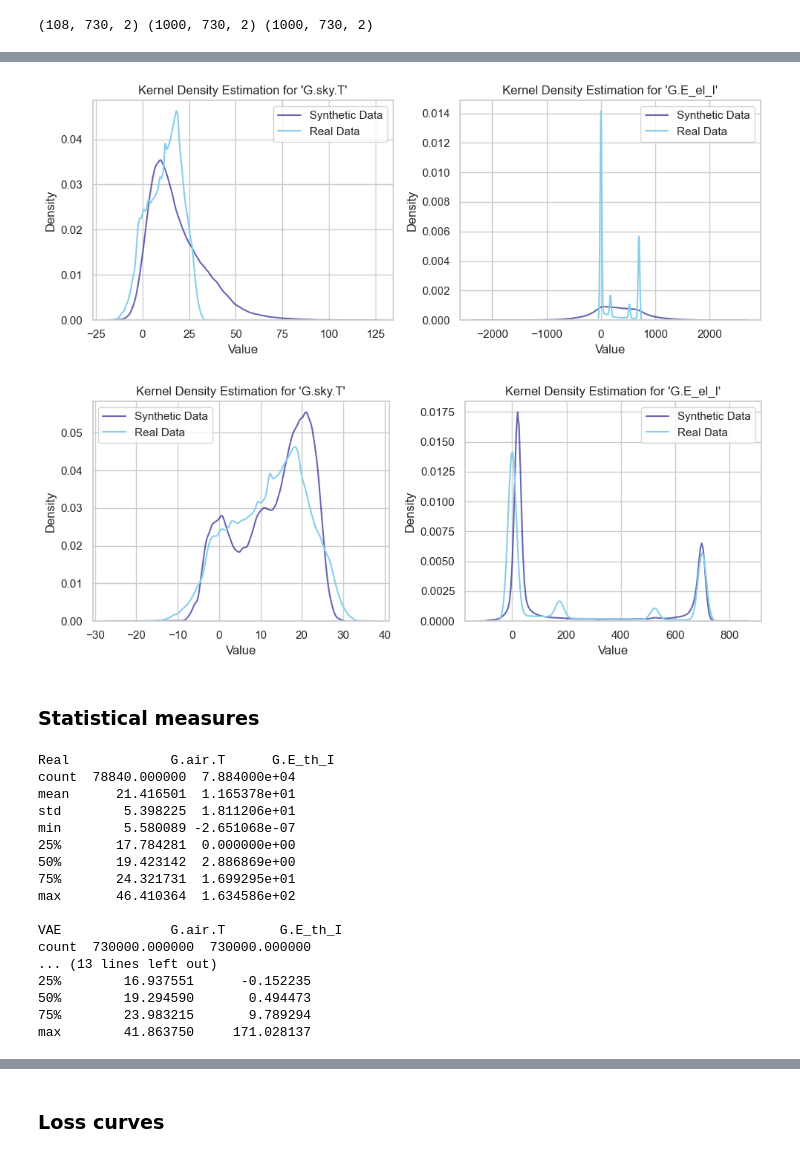
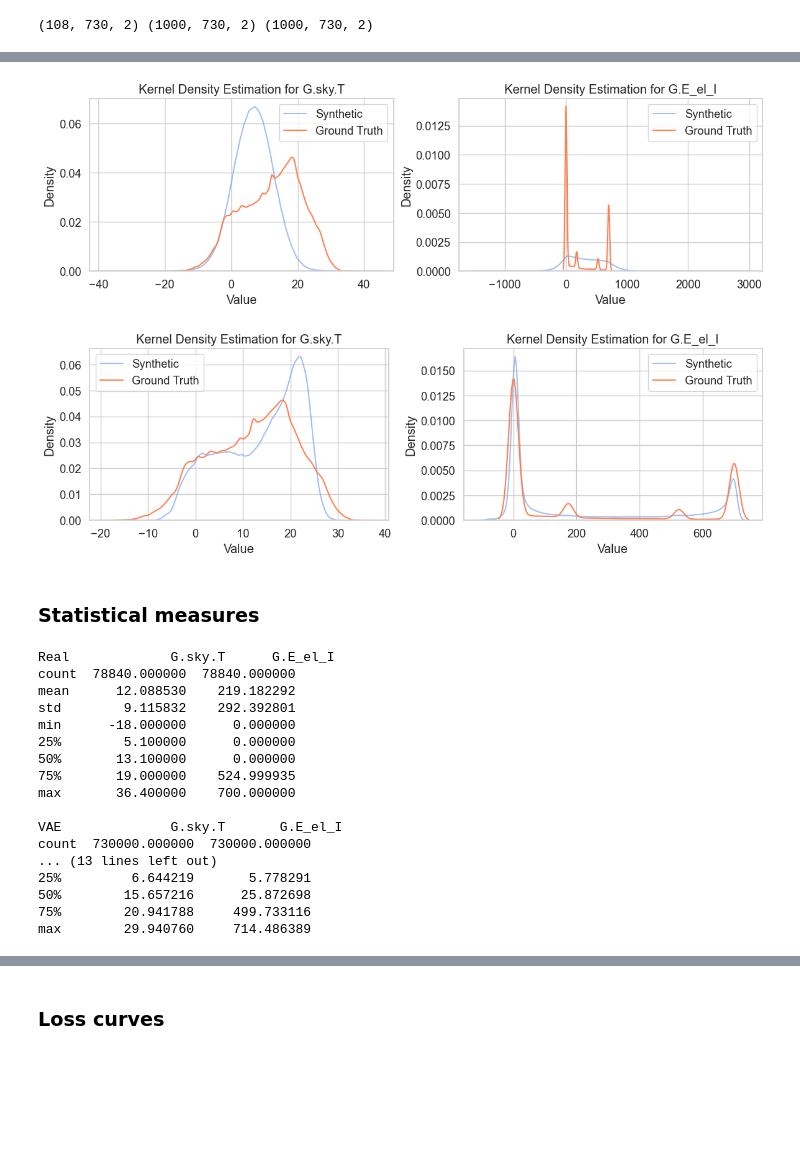
Before and after one commit to Matthewjmcc/fyp, a Jupyter notebook: src/synthetic_data_analysis.ipynb, the cells around one changed output, grey strips where cells are left out. Cells and saved outputs as stored; diff of their text form; code cells hidden in the pictures; blank space fills up the shorter version.

```diff
--- a/src/synthetic_data_analysis.ipynb
+++ b/src/synthetic_data_analysis.ipynb
@@ -229,58 +205,58 @@ plot_qq(base_data, gan_data, 'gan_data')
 # %%
 def plot_kde(synthetic_data, real_data, dir):
-    sns.set(style="whitegrid")
+    sns.set(style="whitegrid", font_scale=1.2, palette="coolwarm")
 
-    # Create a figure with two subplots (side by side)
-    fig, axes = plt.subplots(1, 2, figsize=(10, 4))
+    fig, axes = plt.subplots(1, len(features), figsize=(6 * len(features), 4))
 
-    for feature_index, feature in enumerate(features):
-        ax = axes[feature_index]
+    if len(features) == 1:
+        axes = [axes]
+
+    for feature_index, ax in enumerate(axes):
         synthetic_feature_values = synthetic_data[:, :, feature_index].flatten()
         real_feature_values = real_data[:, :, feature_index].flatten()
 
-        sns.kdeplot(synthetic_feature_values, label="Synthetic Data", bw_adjust=0.5, color="navy", alpha=0.6, ax=ax)
-        sns.kdeplot(real_feature_values, label="Real Data", bw_adjust=0.5, color="skyblue", ax=ax)
+        sns.kdeplot(synthetic_feature_values, label="Synthetic", color='cornflowerblue', bw_adjust=0.5, alpha=0.6, ax=ax)
+        sns.kdeplot(real_feature_values, label="Ground Truth", color='coral', bw_adjust=0.5, ax=ax)
 
-        ax.set_title(f"Kernel Density Estimation for '{features[feature_index]}'")
+        ax.set_title(f"Kernel Density Estimation for {features[feature_index]}")
         ax.set_xlabel('Value')
         ax.set_ylabel('Density')
         ax.legend()
 
     plt.tight_layout()
-    plt.show()#plt.savefig(f'../imgs/{dir}/{model_name}_kde.png')
-
-
-plot_kde(vae_data, base_data, 'vae_data')
-plot_kde(gan_data, base_data, 'gan_data')
+    plt.savefig(f'../imgs/{dir}/{model_name}_kde.pdf', format='pdf', transparent=True)
-# %% [output]
-[figure, removed]
-[figure, removed]
+# %%
+plot_kde(best_vae_data, base_data, 'vae_data')
+plot_kde(best_gan_data, base_data, 'gan_data')
+# %% [output]
+[figure, added]
+[figure, added]
 # %% [markdown]
 <h3> Statistical measures </h3>
 # %%
-base_data_flat, vae_data_flat, gan_data_flat = base_data.reshape(-1,2), vae_data.reshape(-1,2), gan_data.reshape(-1,2)
+base_data_flat, vae_data_flat, gan_data_flat = base_data.reshape(-1,2), best_vae_data.reshape(-1,2), best_gan_data.reshape(-1,2)
 
 print('Real', pd.DataFrame(base_data_flat,columns=features).describe(), '\n')
 print('VAE', pd.DataFrame(vae_data_flat,columns=features).describe(), '\n')
 print('GAN', pd.DataFrame(gan_data_flat,columns=features).describe(), '\n')
 # %% [output]
-Real             G.air.T      G.E_th_I
-count  78840.000000  7.884000e+04
-mean      21.416501  1.165378e+01
-std        5.398225  1.811206e+01
-min        5.580089 -2.651068e-07
-25%       17.784281  0.000000e+00
-50%       19.423142  2.886869e+00
-75%       24.321731  1.699295e+01
-max       46.410364  1.634586e+02
+Real             G.sky.T      G.E_el_I
+count  78840.000000  78840.000000
+mean      12.088530    219.182292
+std        9.115832    292.392801
+min      -18.000000      0.000000
+25%        5.100000      0.000000
+50%       13.100000      0.000000
+75%       19.000000    524.999935
+max       36.400000    700.000000
 
-VAE              G.air.T       G.E_th_I
+VAE              G.sky.T       G.E_el_I
 count  730000.000000  730000.000000
 ... (13 lines left out)
-25%        16.937551      -0.152235
-50%        19.294590       0.494473
-75%        23.983215       9.789294
-max        41.863750     171.028137
+25%         6.644219       5.778291
+50%        15.657216      25.872698
+75%        20.941788     499.733116
+max        29.940760     714.486389
 # %%
 print('Real', pd.DataFrame(base_data_flat,columns=features).skew(), '\n')
 print('VAE', pd.DataFrame(vae_data_flat,columns=features).skew(), '\n')
```
Also changed, not shown: parts of 27 cells of this notebook, 51 other files.
